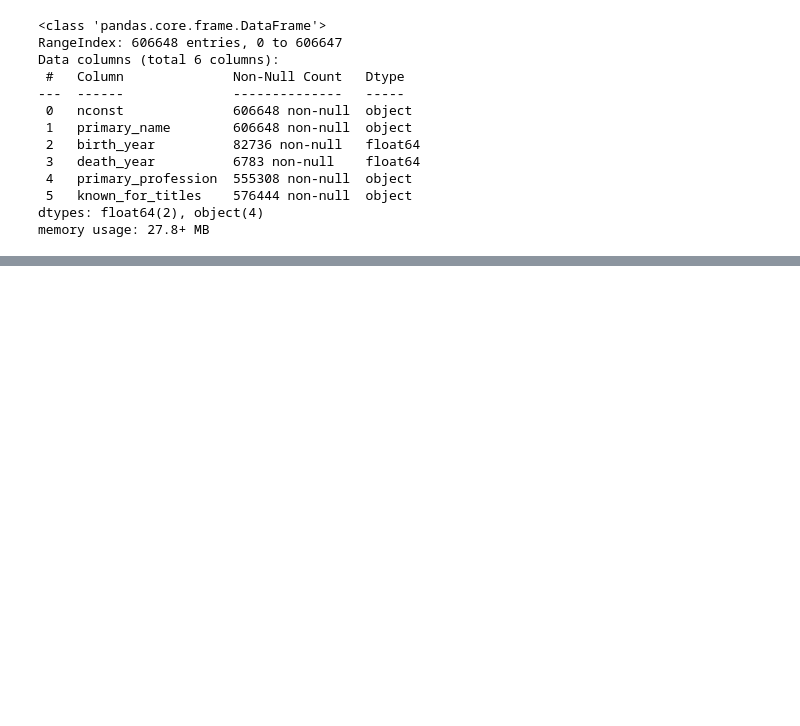
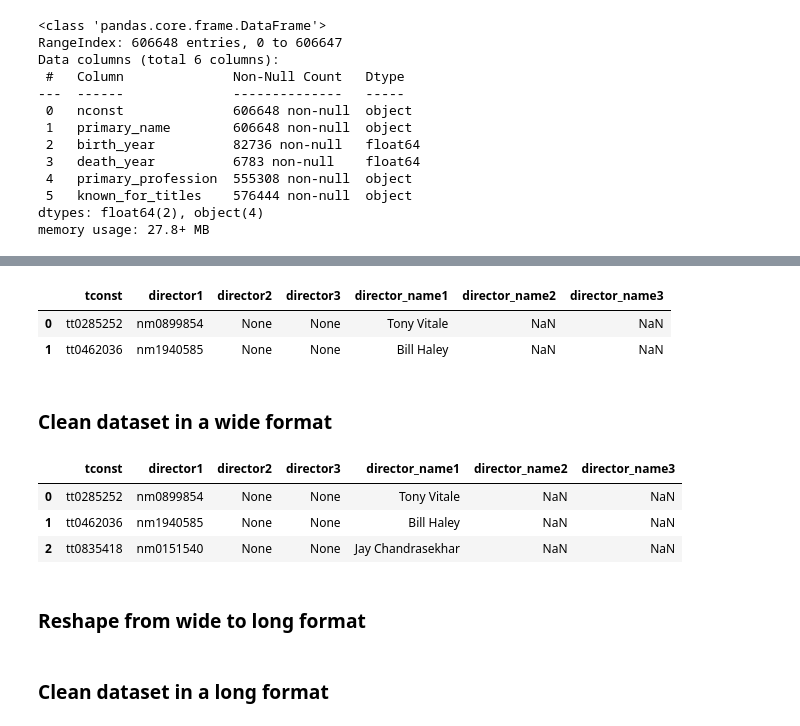
Before and after one commit to ZenBurrito/Phase-1Project, a Jupyter notebook: emiko_data_cleaning.ipynb, the cells around one changed output, grey strips where cells are left out. Cells and saved outputs as stored; diff of their text form; code cells hidden in the pictures; blank space fills up the shorter version.

```diff
--- a/emiko_data_cleaning.ipynb
+++ b/emiko_data_cleaning.ipynb
@@ -71,0 +198,28 @@ df_name.sample(10)
+# %%
+# Merge names of directors for director3, and rename it director_name3
+
+df_merge3 = df_merge2.merge(df_name2, how='left', left_on='director2', right_on='nconst' )
+
+# Rename
+df_merge3.rename(columns={'primary_name':'director_name3'}, inplace=True)
+
+# drop keys
+df_merge3.drop(axis=1, columns='nconst', inplace=True)
+
+df_merge3.head(2)
+# %% [output]
+|  | tconst | director1 | director2 | director3 | director_name1 | director_name2 | director_name3 |
+| 0 | tt0285252 | nm0899854 | None | None | Tony Vitale | NaN | NaN |
+| 1 | tt0462036 | nm1940585 | None | None | Bill Haley | NaN | NaN |
+# %% [markdown]
+### Clean dataset in a wide format
+# %%
+df_directors_wide = df_merge3
+df_directors_wide.head(3)
+# %% [output]
+|  | tconst | director1 | director2 | director3 | director_name1 | director_name2 | director_name3 |
+| 0 | tt0285252 | nm0899854 | None | None | Tony Vitale | NaN | NaN |
+| 1 | tt0462036 | nm1940585 | None | None | Bill Haley | NaN | NaN |
+| 2 | tt0835418 | nm0151540 | None | None | Jay Chandrasekhar | NaN | NaN |
+# %% [markdown]
+### Reshape from wide to long format
@@ -71,0 +239,2 @@ df_name.sample(10)
+# %% [markdown]
+### Clean dataset in a long format
```
Also changed, not shown: parts of 16 cells of this notebook.
